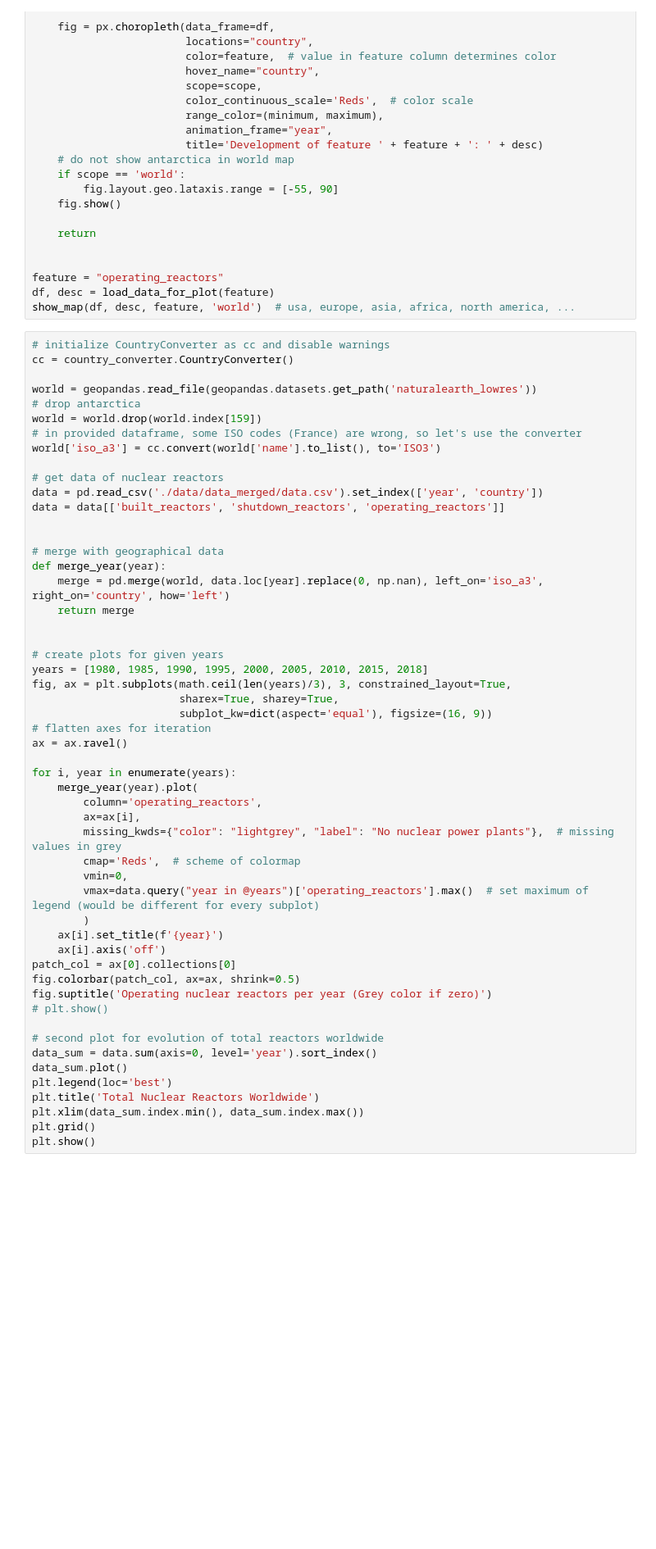
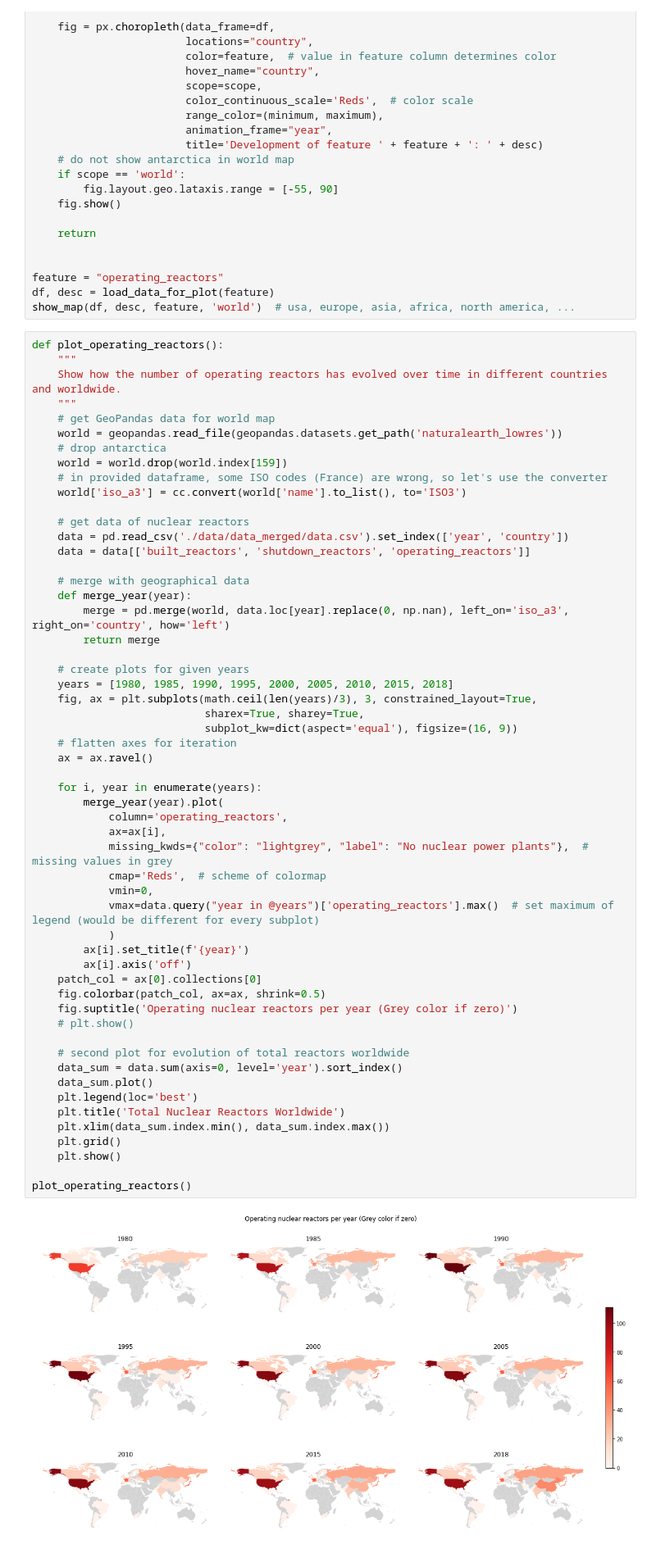
Before and after one commit to e8606876/dopp10, a Jupyter notebook: group_10.ipynb, the cells around one changed output. Shown at 82% size. Drawn from its saved outputs; the diff is of its cells as text; blank space fills up the shorter version.

```diff
--- a/group_10.ipynb
+++ b/group_10.ipynb
@@ -688,55 +685,59 @@ feature = "operating_reactors"
 df, desc = load_data_for_plot(feature)
 show_map(df, desc, feature, 'world')  # usa, europe, asia, africa, north america, ...
 # %%
-# initialize CountryConverter as cc and disable warnings
-cc = country_converter.CountryConverter()
+def plot_operating_reactors():
+    """
+    Show how the number of operating reactors has evolved over time in different countries and worldwide.
+    """
+    # get GeoPandas data for world map
+    world = geopandas.read_file(geopandas.datasets.get_path('naturalearth_lowres'))
+    # drop antarctica
+    world = world.drop(world.index[159])
+    # in provided dataframe, some ISO codes (France) are wrong, so let's use the converter
+    world['iso_a3'] = cc.convert(world['name'].to_list(), to='ISO3')
 
-world = geopandas.read_file(geopandas.datasets.get_path('naturalearth_lowres'))
-# drop antarctica
-world = world.drop(world.index[159])
-# in provided dataframe, some ISO codes (France) are wrong, so let's use the converter
-world['iso_a3'] = cc.convert(world['name'].to_list(), to='ISO3')
+    # get data of nuclear reactors
+    data = pd.read_csv('./data/data_merged/data.csv').set_index(['year', 'country'])
+    data = data[['built_reactors', 'shutdown_reactors', 'operating_reactors']]
 
-# get data of nuclear reactors
-data = pd.read_csv('./data/data_merged/data.csv').set_index(['year', 'country'])
-data = data[['built_reactors', 'shutdown_reactors', 'operating_reactors']]
+    # merge with geographical data
+    def merge_year(year):
+        merge = pd.merge(world, data.loc[year].replace(0, np.nan), left_on='iso_a3', right_on='country', how='left')
+        return merge
 
+    # create plots for given years
+    years = [1980, 1985, 1990, 1995, 2000, 2005, 2010, 2015, 2018]
+    fig, ax = plt.subplots(math.ceil(len(years)/3), 3, constrained_layout=True,
+                           sharex=True, sharey=True,
+                           subplot_kw=dict(aspect='equal'), figsize=(16, 9))
+    # flatten axes for iteration
+    ax = ax.ravel()
 
-# merge with geographical data
-def merge_year(year):
-    merge = pd.merge(world, data.loc[year].replace(0, np.nan), left_on='iso_a3', right_on='country', how='left')
-    return merge
+    for i, year in enumerate(years):
+        merge_year(year).plot(
+            column='operating_reactors',
+            ax=ax[i],
+            missing_kwds={"color": "lightgrey", "label": "No nuclear power plants"},  # missing values in grey
+            cmap='Reds',  # scheme of colormap
+            vmin=0,
+            vmax=data.query("year in @years")['operating_reactors'].max()  # set maximum of legend (would be different for every subplot)
+            )
+        ax[i].set_title(f'{year}')
+        ax[i].axis('off')
+    patch_col = ax[0].collections[0]
+    fig.colorbar(patch_col, ax=ax, shrink=0.5)
+    fig.suptitle('Operating nuclear reactors per year (Grey color if zero)')
+    # plt.show()
 
+    # second plot for evolution of total reactors worldwide
+    data_sum = data.sum(axis=0, level='year').sort_index()
+    data_sum.plot()
+    plt.legend(loc='best')
+    plt.title('Total Nuclear Reactors Worldwide')
+    plt.xlim(data_sum.index.min(), data_sum.index.max())
+    plt.grid()
+    plt.show()
 
-# create plots for given years
-years = [1980, 1985, 1990, 1995, 2000, 2005, 2010, 2015, 2018]
-fig, ax = plt.subplots(math.ceil(len(years)/3), 3, constrained_layout=True,
-                       sharex=True, sharey=True,
-                       subplot_kw=dict(aspect='equal'), figsize=(16, 9))
-# flatten axes for iteration
-ax = ax.ravel()
-
-for i, year in enumerate(years):
-    merge_year(year).plot(
-        column='operating_reactors',
-        ax=ax[i],
-        missing_kwds={"color": "lightgrey", "label": "No nuclear power plants"},  # missing values in grey
-        cmap='Reds',  # scheme of colormap
-        vmin=0,
-        vmax=data.query("year in @years")['operating_reactors'].max()  # set maximum of legend (would be different for every subplot)
-        )
-    ax[i].set_title(f'{year}')
-    ax[i].axis('off')
-patch_col = ax[0].collections[0]
-fig.colorbar(patch_col, ax=ax, shrink=0.5)
-fig.suptitle('Operating nuclear reactors per year (Grey color if zero)')
-# plt.show()
-
-# second plot for evolution of total reactors worldwide
-data_sum = data.sum(axis=0, level='year').sort_index()
-data_sum.plot()
-plt.legend(loc='best')
-plt.title('Total Nuclear Reactors Worldwide')
-plt.xlim(data_sum.index.min(), data_sum.index.max())
-plt.grid()
-plt.show()
+plot_operating_reactors()
+# %% [output]
+[figure, added]
```
Also changed, not shown: parts of 6 cells of this notebook, 1 other file.
